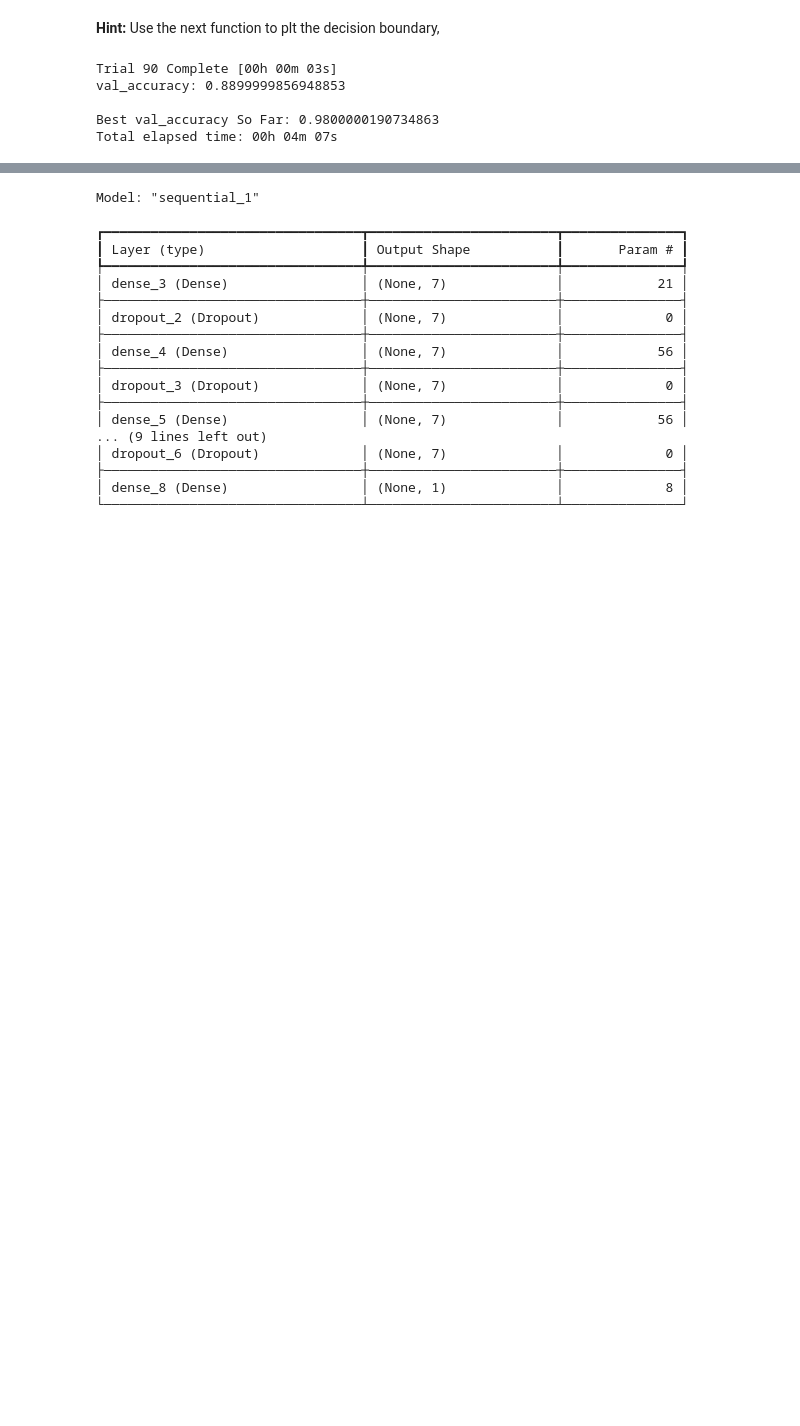
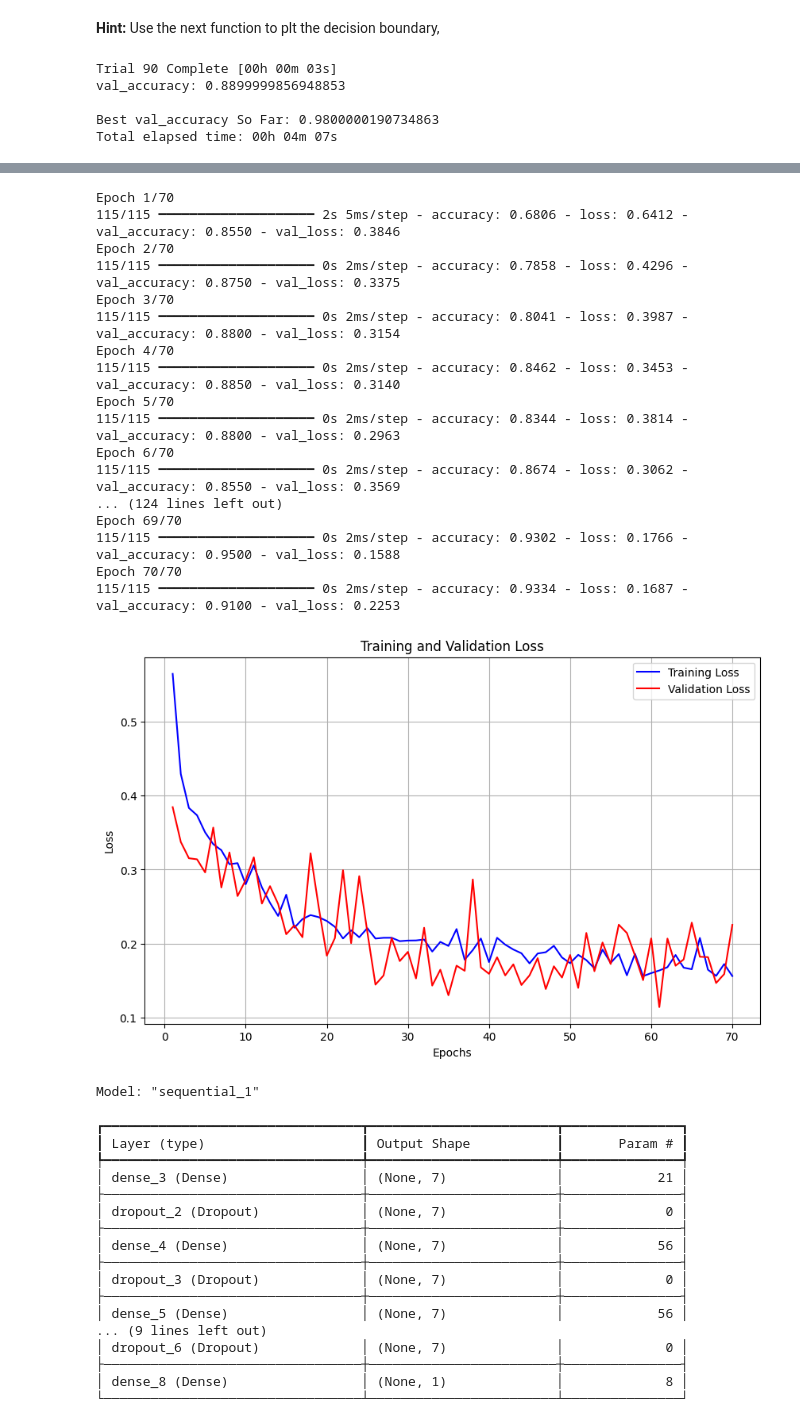
Before and after one commit to tannialhernandez/topicosAvanzadosAnalitica, a Jupyter notebook: E3-NeuralNetwork/E5-NeuralNetworksKeras.ipynb, the cells around one changed output, grey strips where cells are left out. Drawn from its saved outputs; the diff is of its cells as text; code cells hidden in the pictures; blank space fills up the shorter version.

```diff
--- a/E3-NeuralNetwork/E5-NeuralNetworksKeras.ipynb
+++ b/E3-NeuralNetwork/E5-NeuralNetworksKeras.ipynb
@@ -206,3 +181,42 @@ Epoch 10/70
+# %%
+best_hps = tuner.get_best_hyperparameters(num_trials=1)[0]
+model = tuner.hypermodel.build(best_hps)
+hp_history = model.fit(x_train, y_train, validation_split=0.2, batch_size=7, epochs=70, verbose=1)
+
+train_loss = hp_history.history['loss']
+val_loss = hp_history.history['val_loss']
+epochs = range(1, len(train_loss) + 1)
+
+# Plot the loss curves
+plt.figure(figsize=(10, 6))
+plt.plot(epochs, train_loss, 'b', label='Training Loss')  # 'b' for blue line
+plt.plot(epochs, val_loss, 'r', label='Validation Loss')  # 'r' for red line
+plt.xlabel('Epochs')
+plt.ylabel('Loss')
+plt.title('Training and Validation Loss')
+plt.legend()
+plt.grid(True)
+
+plt.show()
+# %% [output]
+Epoch 1/70
+115/115 ━━━━━━━━━━━━━━━━━━━━ 2s 5ms/step - accuracy: 0.6806 - loss: 0.6412 - val_accuracy: 0.8550 - val_loss: 0.3846
+Epoch 2/70
+115/115 ━━━━━━━━━━━━━━━━━━━━ 0s 2ms/step - accuracy: 0.7858 - loss: 0.4296 - val_accuracy: 0.8750 - val_loss: 0.3375
+Epoch 3/70
+115/115 ━━━━━━━━━━━━━━━━━━━━ 0s 2ms/step - accuracy: 0.8041 - loss: 0.3987 - val_accuracy: 0.8800 - val_loss: 0.3154
+Epoch 4/70
+115/115 ━━━━━━━━━━━━━━━━━━━━ 0s 2ms/step - accuracy: 0.8462 - loss: 0.3453 - val_accuracy: 0.8850 - val_loss: 0.3140
+Epoch 5/70
+115/115 ━━━━━━━━━━━━━━━━━━━━ 0s 2ms/step - accuracy: 0.8344 - loss: 0.3814 - val_accuracy: 0.8800 - val_loss: 0.2963
+Epoch 6/70
+115/115 ━━━━━━━━━━━━━━━━━━━━ 0s 2ms/step - accuracy: 0.8674 - loss: 0.3062 - val_accuracy: 0.8550 - val_loss: 0.3569
+... (124 lines left out)
+Epoch 69/70
+115/115 ━━━━━━━━━━━━━━━━━━━━ 0s 2ms/step - accuracy: 0.9302 - loss: 0.1766 - val_accuracy: 0.9500 - val_loss: 0.1588
+Epoch 70/70
+115/115 ━━━━━━━━━━━━━━━━━━━━ 0s 2ms/step - accuracy: 0.9334 - loss: 0.1687 - val_accuracy: 0.9100 - val_loss: 0.2253
+[figure, added]
 # %%
 model.summary()
 # %% [output]
```
Also changed, not shown: parts of 2 cells of this notebook.
